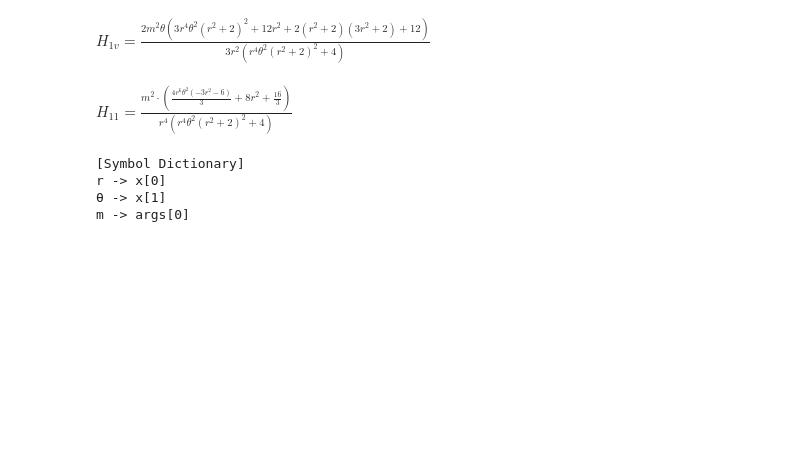
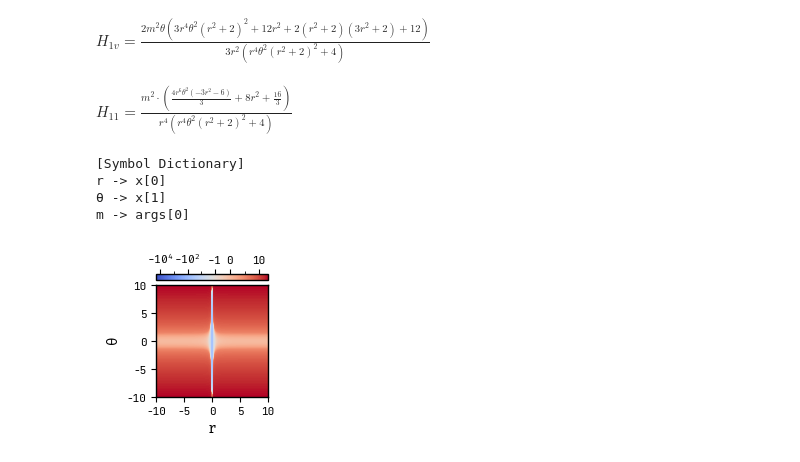
Before and after one commit to smups/inflatox, a Jupyter notebook: notebooks/orbital_inflation.ipynb, the cells around one changed output. Drawn from its saved outputs; the diff is of its cells as text; code cells hidden in the pictures; blank space fills up the shorter version.

```diff
--- a/notebooks/orbital_inflation.ipynb
+++ b/notebooks/orbital_inflation.ipynb
@@ -89,2 +90,30 @@ args = np.array([1e-3])
+# %%
+pot_calc = anguelova.calc_V_array(args, [-10.0, -10.0], [10.0, 10.0], [5000, 5000])
+# %%
+plt.figure(figsize=MARGIN_FIG(1.05))
+img = plt.imshow(
+  np.swapaxes(pot_calc, 0, 1),
+  norm=mpl.colors.SymLogNorm(1),
+  cmap='coolwarm',
+  extent=(-10, 10, -10, 10)
+)
+plt.ylabel(f'${sp.latex(fields[1])}$')
+plt.xlabel(f'${sp.latex(fields[0])}$')
+plt.xticks([-10, -5, 0, 5, 10])
+
+#Make colorbar
+divider = make_axes_locatable(plt.gca())
+cax = divider.append_axes("top", size="5%", pad=0.05)
+cbar = plt.colorbar(
+  img,
+  location='top',
+  ticks=[-1e4, -1e2, -1, 0, 10, 1e2],
+  cax=cax
+)
+cax.set_xticklabels(['$-10^4$', '$-10^2$', '$-1$', '0', '10', '10^2'])
+plt.savefig('../out/orbital_potential.svg', transparent=True, bbox_inches="tight", pad_inches=0.05)
+plt.show()
+# %% [output]
+[figure, added]
 # %%
 extent = (-10.0, 10.0, -10.0, 10.0)
```
Also changed, not shown: parts of 6 cells of this notebook, 6 other files.
